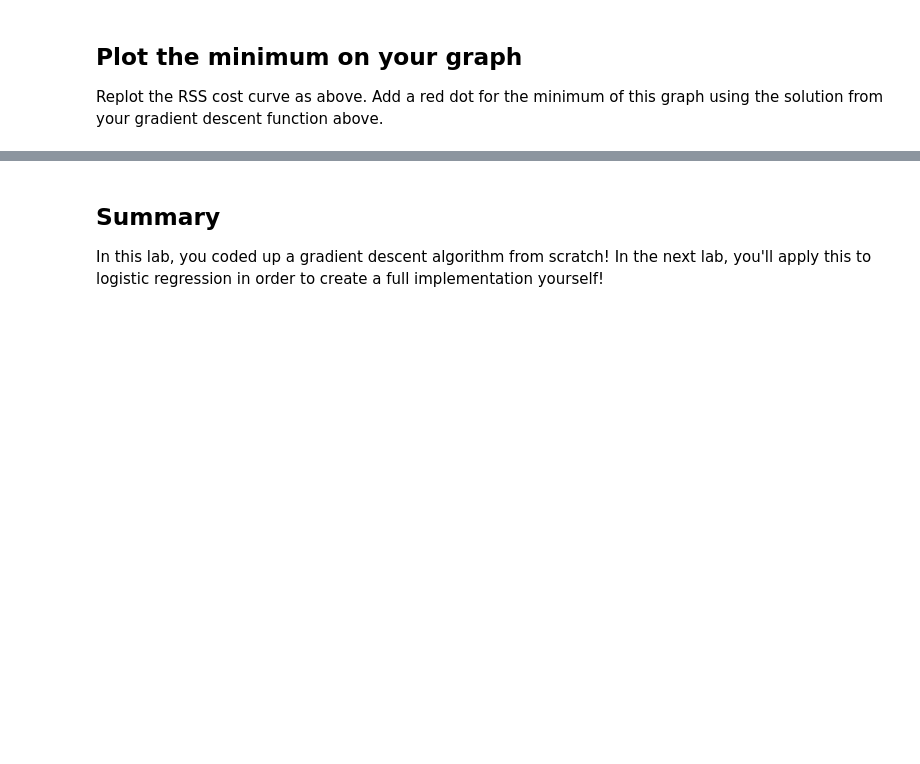
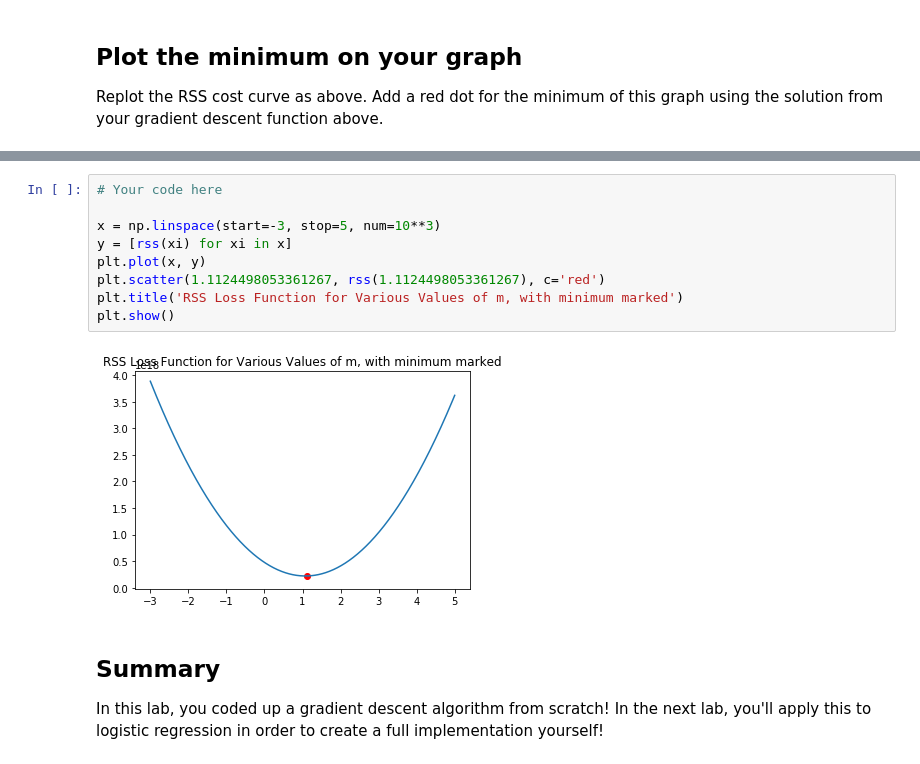
Before and after one commit to mcerow/dsc-gradient-descent-lab-nyc-ds-021720, a Jupyter notebook: index.ipynb, the cells around one changed output, grey strips where cells are left out. Saved outputs shown, nothing was run; the diff lists cells and outputs as text; blank space fills up the shorter version.

```diff
--- a/index.ipynb
+++ b/index.ipynb
@@ -181,3 +177,14 @@ IndentationError: unexpected indent (<ipython-input-8-14c31fa6f124>, line 4)
+# %%
+# Your code here
+
+x = np.linspace(start=-3, stop=5, num=10**3)
+y = [rss(xi) for xi in x]
+plt.plot(x, y)
+plt.scatter(1.1124498053361267, rss(1.1124498053361267), c='red')
+plt.title('RSS Loss Function for Various Values of m, with minimum marked')
+plt.show()
+# %% [output]
+[figure, added]
 # %% [markdown]
 ## Summary
 
```
Also changed, not shown: parts of 1 cell of this notebook.
